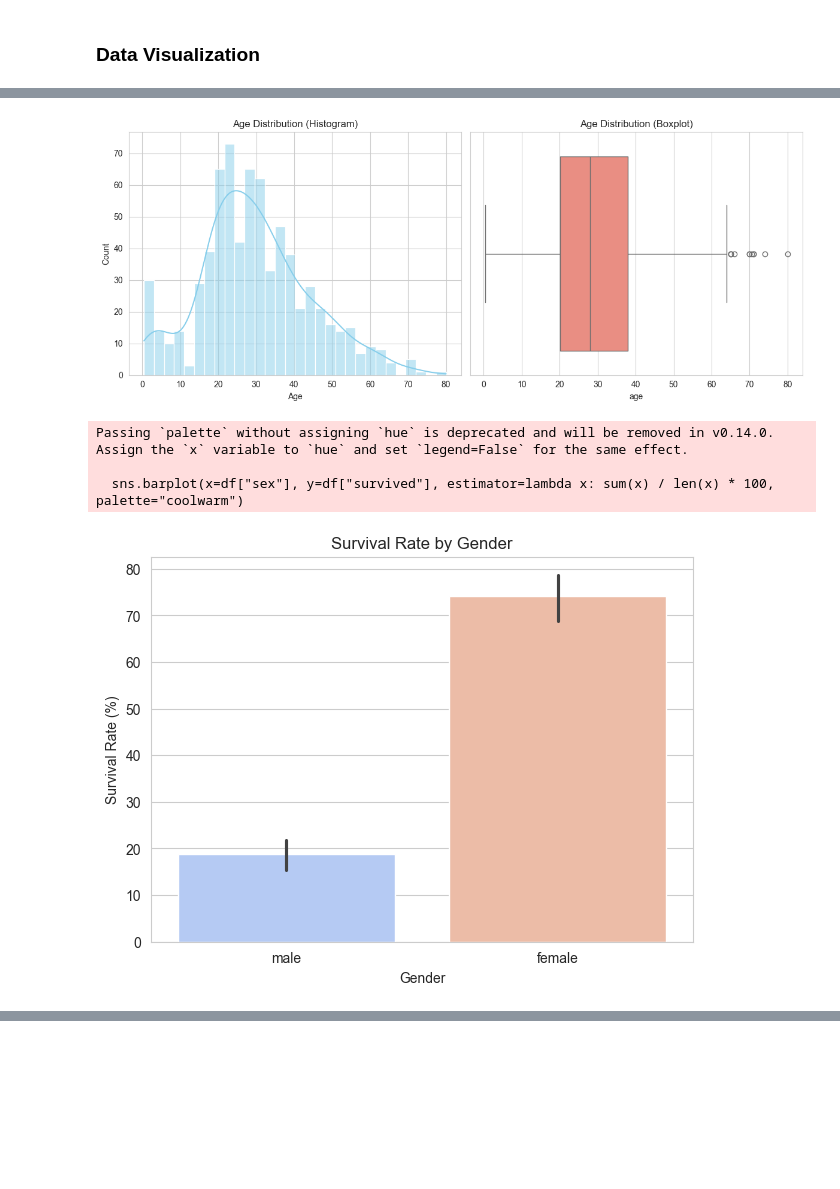
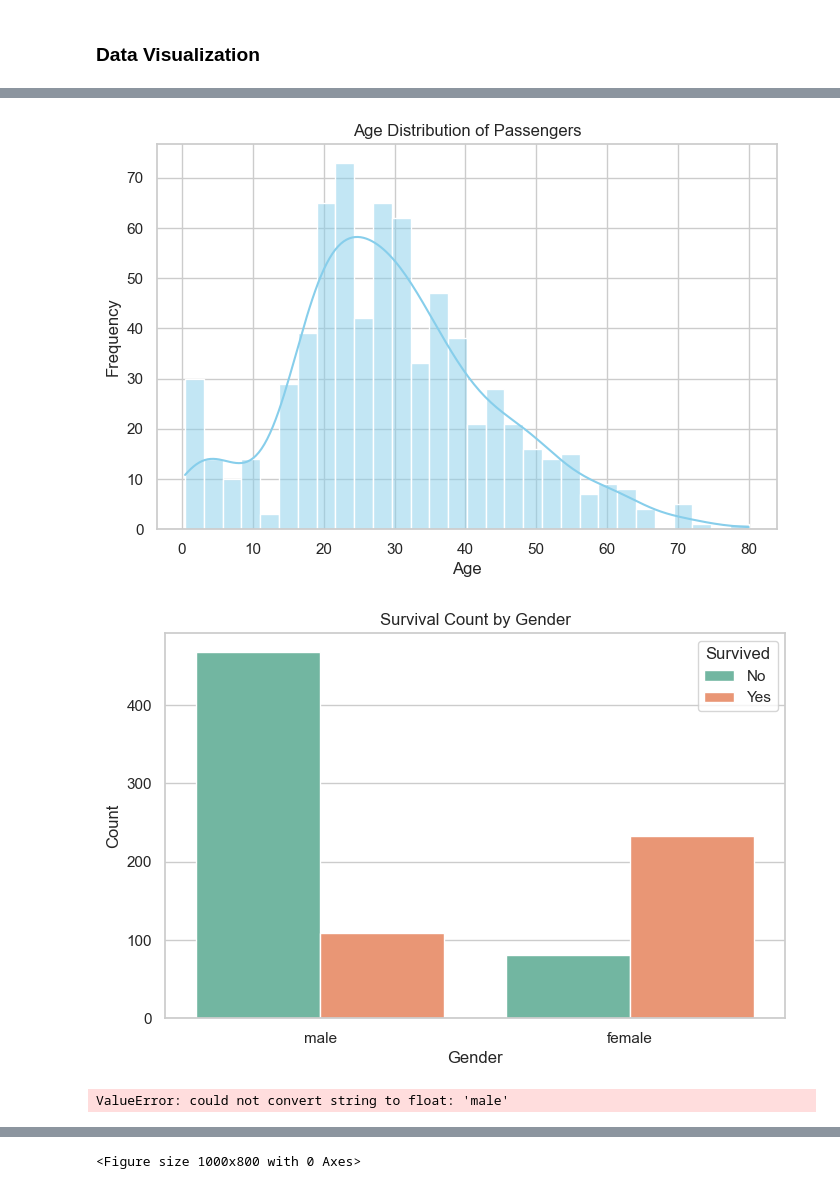
Before and after one commit to doniyor-egamberdiyev-230300/jupyter-notebook-with-solutions, a Jupyter notebook: hw2.ipynb, the cells around one changed output, grey strips where cells are left out. Cells and saved outputs as stored; diff of their text form; code cells hidden in the pictures; blank space fills up the shorter version.

```diff
--- a/hw2.ipynb
+++ b/hw2.ipynb
@@ -106,46 +126,26 @@ plt.show()
 # %%
+import matplotlib.pyplot as plt
 import seaborn as sns
-import matplotlib.pyplot as plt
-import pandas as pd
-
-#  Load Titanic dataset
-df = sns.load_dataset('titanic')
-
-#  Set the visual style
-sns.set_style("whitegrid")
-
-# ⃣ Histogram & Boxplot: Age Distribution
-plt.figure(figsize=(12, 5))
-
-plt.subplot(1, 2, 1)
-sns.histplot(df['age'].dropna(), bins=30, kde=True, color="skyblue")
-plt.title("Age Distribution (Histogram)")
+sns.set(style="whitegrid")
+plt.figure(figsize=(8, 5))
+sns.histplot(data=df, x='age', bins=30, kde=True, color='skyblue')
+plt.title("Age Distribution of Passengers")
 plt.xlabel("Age")
+plt.ylabel("Frequency")
+plt.show()
+plt.figure(figsize=(8, 5))
+sns.countplot(data=df, x='sex', hue='survived', palette="Set2")
+plt.title("Survival Count by Gender")
+plt.xlabel("Gender")
 plt.ylabel("Count")
-
-plt.subplot(1, 2, 2)
-sns.boxplot(x=df['age'], color="salmon")
-plt.title("Age Distribution (Boxplot)")
-
-plt.tight_layout()
+plt.legend(title="Survived", labels=["No", "Yes"])
 plt.show()
-
-#  Bar Chart: Survival Rate by Gender
-plt.figure(figsize=(7, 5))
-sns.barplot(x=df["sex"], y=df["survived"], estimator=lambda x: sum(x) / len(x) * 100, palette="coolwarm")
-plt.title("Survival Rate by Gender")
-plt.ylabel("Survival Rate (%)")
-plt.xlabel("Gender")
+plt.figure(figsize=(10, 8))
+corr_matrix = df.corr()
+sns.heatmap(corr_matrix, annot=True, cmap='coolwarm', fmt=".2f", linewidths=0.5)
+plt.title("Correlation Matrix of Numerical Variables")
 plt.show()
-
-#  Heatmap: Correlation Matrix
-plt.figure(figsize=(10, 6))
-sns.heatmap(df.corr(numeric_only=True), annot=True, cmap="coolwarm", fmt=".2f", linewidths=0.5)
-plt.title("Feature Correlation Heatmap")
-plt.show()
 # %% [output]
-[figure, old version]
+[figure, new version]
+[figure, new version]
-Passing `palette` without assigning `hue` is deprecated and will be removed in v0.14.0. Assign the `x` variable to `hue` and set `legend=False` for the same effect.
-
-  sns.barplot(x=df["sex"], y=df["survived"], estimator=lambda x: sum(x) / len(x) * 100, palette="coolwarm")
+ValueError: could not convert string to float: 'male'
-[figure, old version]
@@ -152,0 +152 @@ Passing `palette` without assigning `hue` is deprecated and will be removed in v
+<Figure size 1000x800 with 0 Axes>
```
Also changed, not shown: parts of 7 cells of this notebook.
